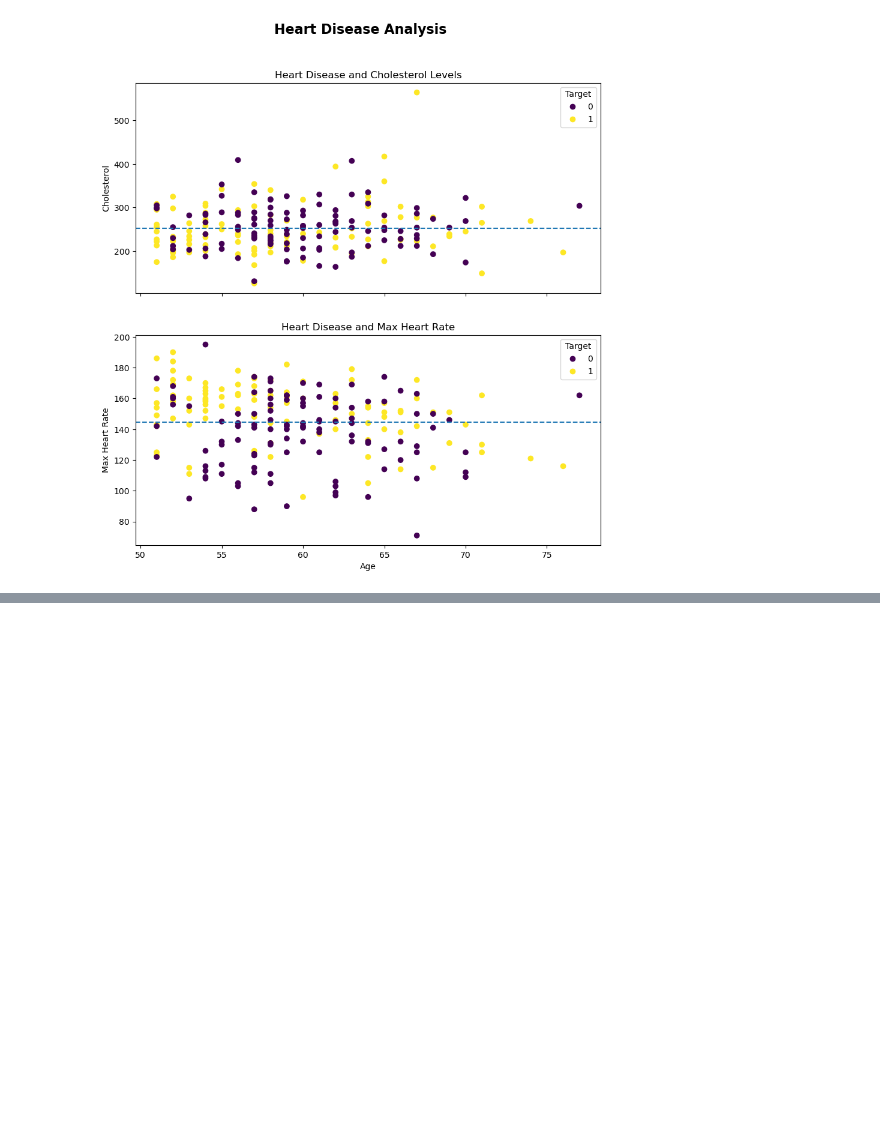
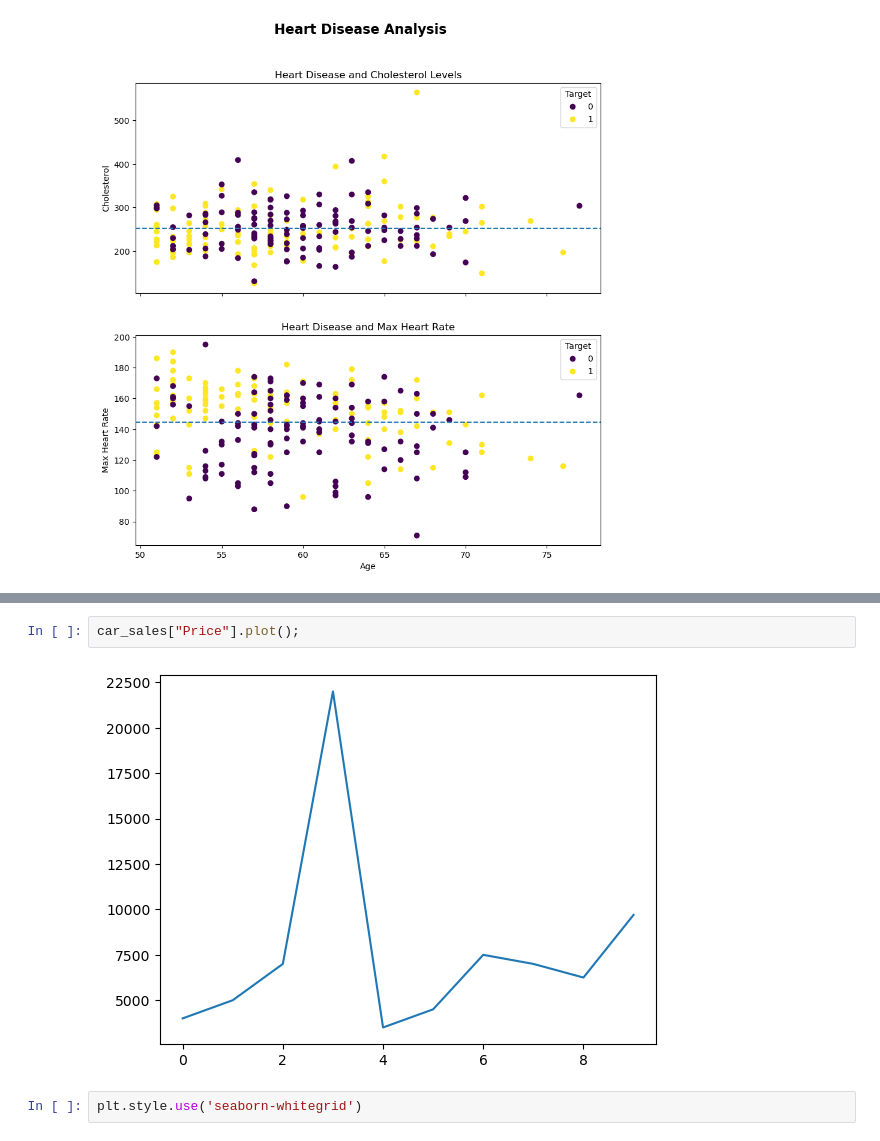
Before and after one commit to thanhlam2110/complete_machine_learning_data_science_bootcamp_2022, a Jupyter notebook: sample_project_1/introduction_to_matplotlib.ipynb, the cells around one changed output, grey strips where cells are left out. Cells and saved outputs as stored; diff of their text form; blank space fills up the shorter version.

```diff
--- a/sample_project_1/introduction_to_matplotlib.ipynb
+++ b/sample_project_1/introduction_to_matplotlib.ipynb
@@ -489,0 +522,6 @@ fig.suptitle("Heart Disease Analysis",fontsize=16,fontweight="bold");
+# %%
+car_sales["Price"].plot();
+# %% [output]
+[figure, added]
+# %%
+plt.style.use('seaborn-whitegrid')
```
Also changed, not shown: parts of 11 cells of this notebook.
